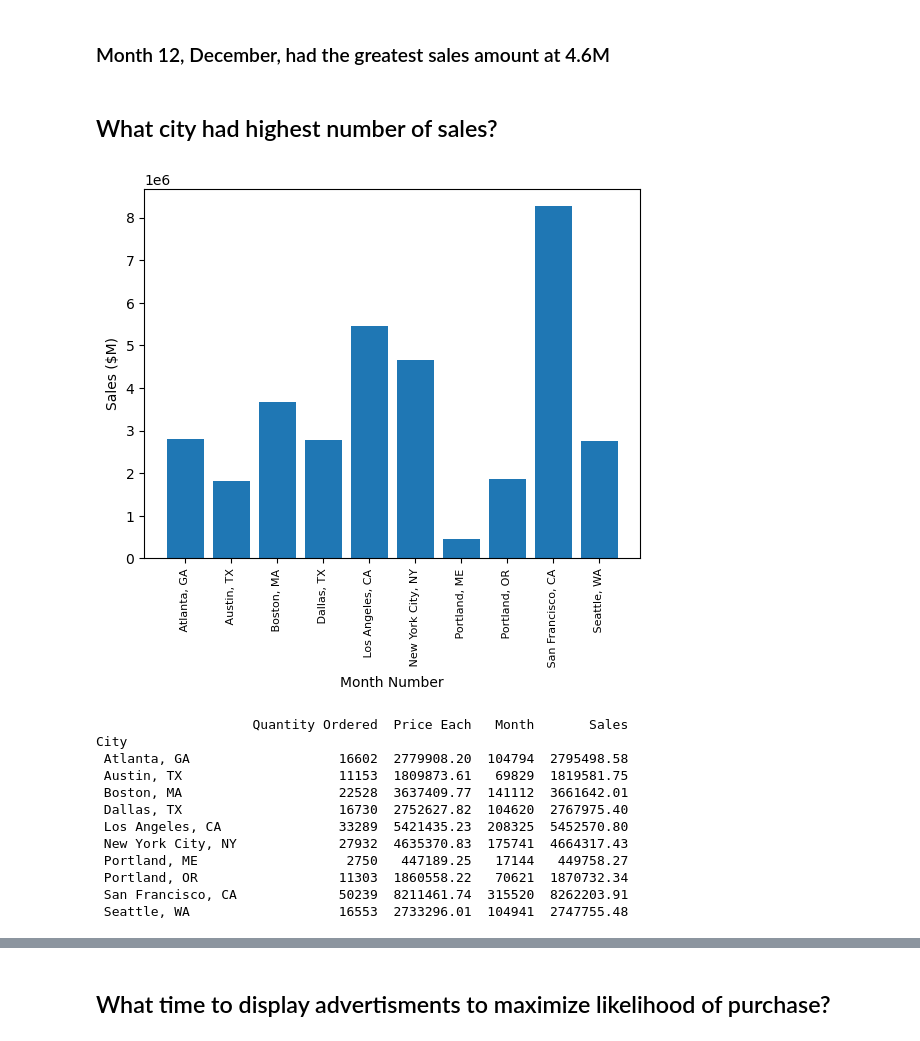
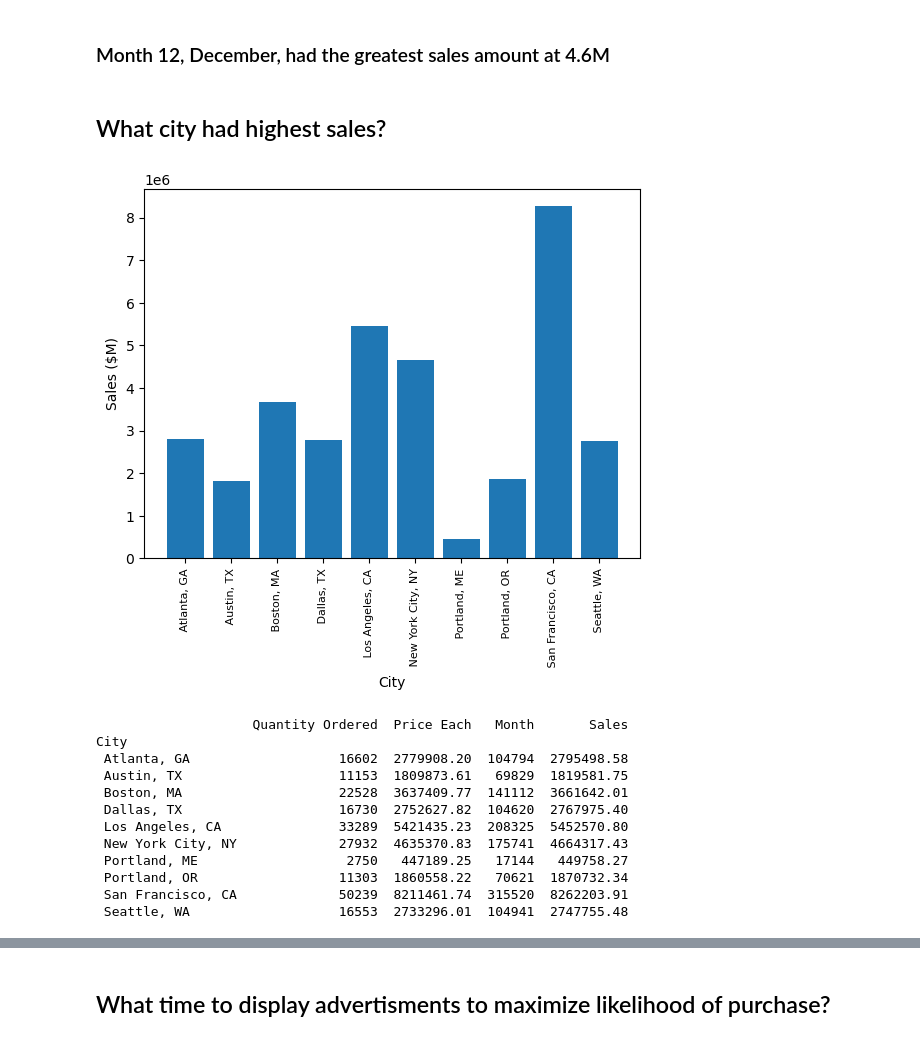
Before and after one commit to nort0188/12-Month-Sales-Analysis, a Jupyter notebook: Sales Analysis.ipynb, the cells around one changed output, grey strips where cells are left out. Saved outputs shown, nothing was run; the diff lists cells and outputs as text; code cells hidden in the pictures.

```diff
--- a/Sales Analysis.ipynb
+++ b/Sales Analysis.ipynb
@@ -86,7 +86,7 @@ results.head(12)
 ### Month 12, December, had the greatest sales amount at 4.6M
 # %% [markdown]
 ##
-## What city had highest number of sales?
+## What city had highest sales?
 # %%
 # Add 'City' column
 
@@ -100,16 +100,16 @@ all_data['City']= all_data['Purchase Address'].apply(lambda x: get_city(x) + ',
 # %%
 results2= all_data.groupby('City').sum()
 cities= [city for city, df in all_data.groupby('City')]
 
 plt.bar(cities, results2['Sales'])
 plt.xticks(cities, rotation= 'vertical', size=8)
 plt.ylabel('Sales ($M)')
-plt.xlabel('Month Number')
+plt.xlabel('City')
 plt.show()
 
 print(results2)
 # %% [output]
-[figure, old version]
+[figure, new version]
                     Quantity Ordered  Price Each   Month       Sales
 City
  Atlanta, GA                   16602  2779908.20  104794  2795498.58
```
Also changed, not shown: parts of 2 cells of this notebook.
